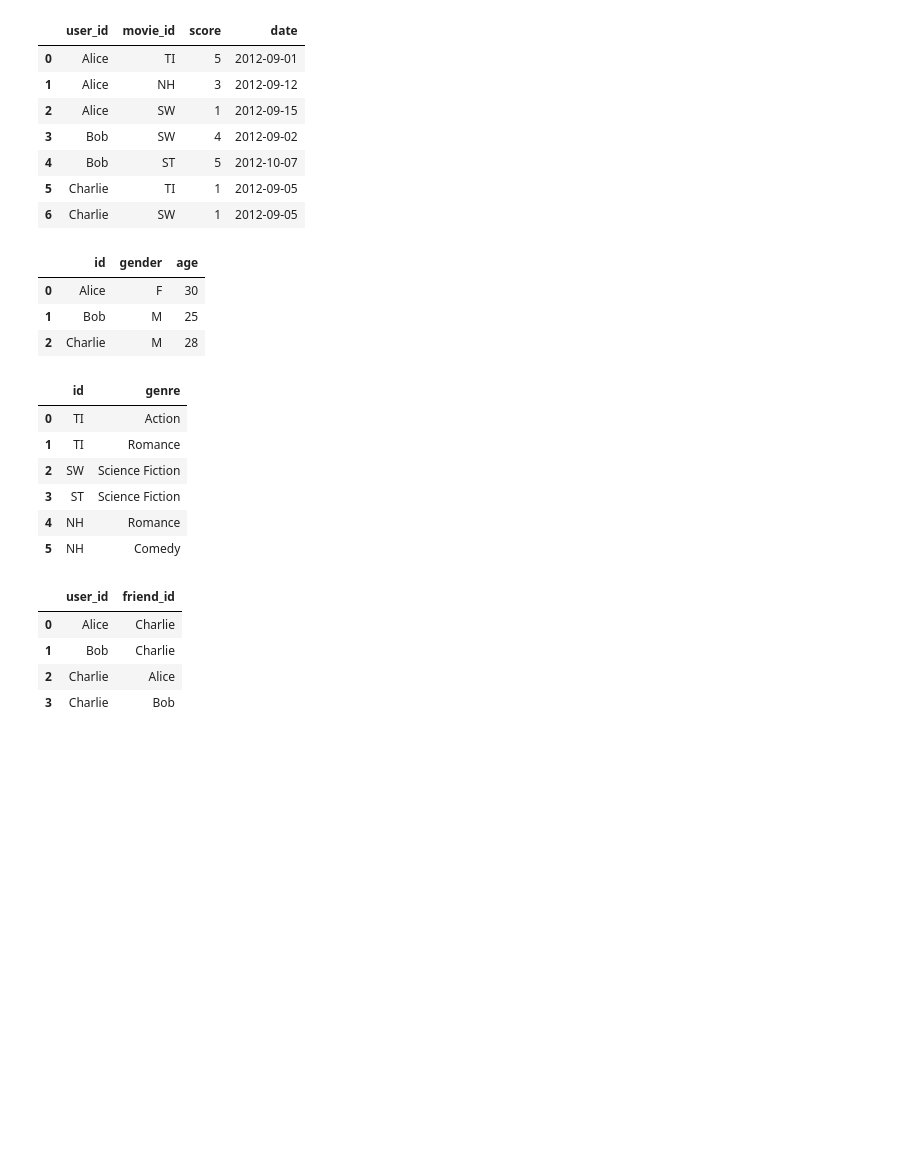
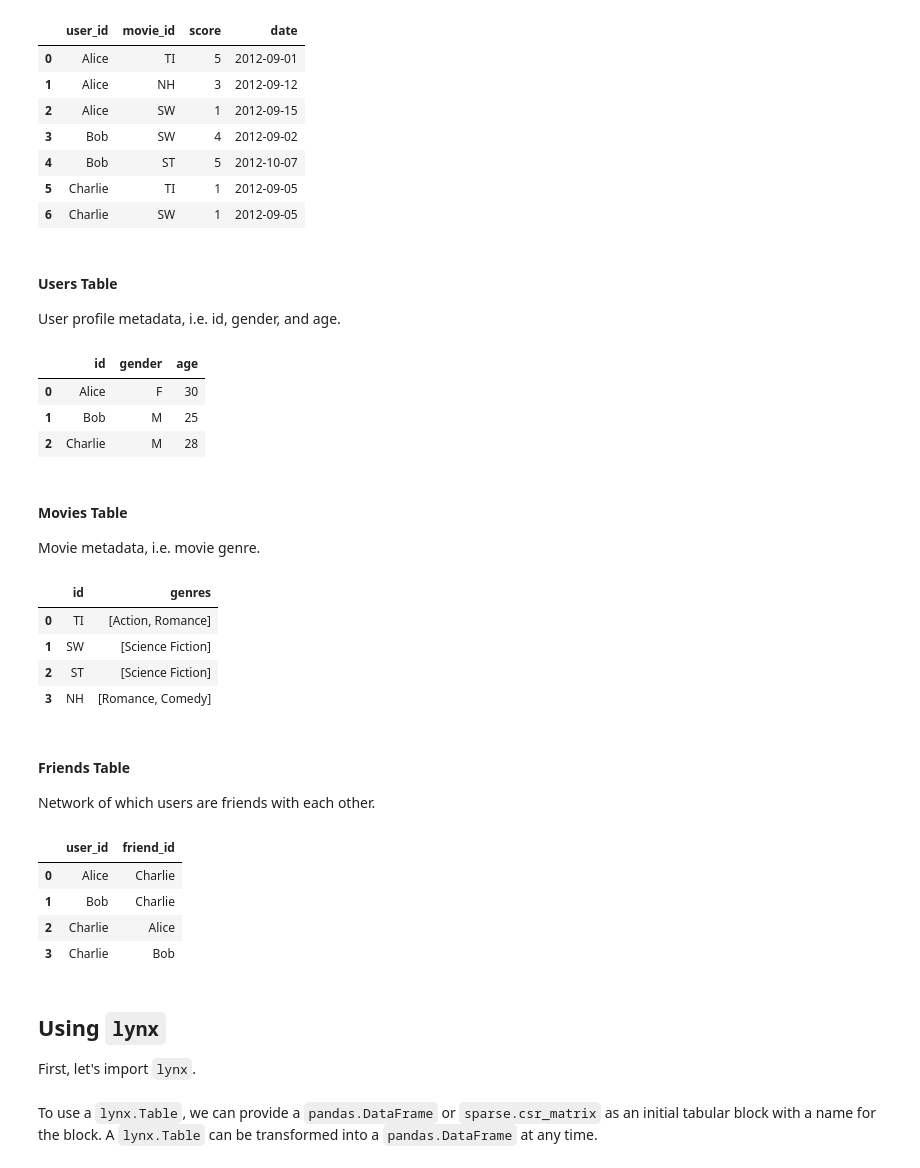
Before and after one commit to austin-pan/lynx, a Jupyter notebook: examples/tutorial.ipynb, the cells around one changed output. Cells and saved outputs as stored; diff of their text form; code cells hidden in the pictures; blank space fills up the shorter version.

```diff
--- a/examples/tutorial.ipynb
+++ b/examples/tutorial.ipynb
@@ -25,6 +49,10 @@ ratings
 | 4 | Bob | ST | 5 | 2012-10-07 |
 | 5 | Charlie | TI | 1 | 2012-09-05 |
 | 6 | Charlie | SW | 1 | 2012-09-05 |
+# %% [markdown]
+#### Users Table
+
+User profile metadata, i.e. id, gender, and age.
 # %%
 users = pd.DataFrame(
     [
@@ -40,27 +68,31 @@ users
 | 0 | Alice | F | 30 |
 | 1 | Bob | M | 25 |
 | 2 | Charlie | M | 28 |
+# %% [markdown]
+#### Movies Table
+
+Movie metadata, i.e. movie genre.
 # %%
 movies = pd.DataFrame(
     [
-        ["TI", "Action"],
-        ["TI", "Romance"],
-        ["SW", "Science Fiction"],
-        ["ST", "Science Fiction"],
-        ["NH", "Romance"],
-        ["NH", "Comedy"]
+        ["TI", ["Action", "Romance"]],
+        ["SW", ["Science Fiction"]],
+        ["ST", ["Science Fiction"]],
+        ["NH", ["Romance", "Comedy"]]
     ],
-    columns=["id", "genre"]
+    columns=["id", "genres"]
 )
 movies
 # %% [output]
-|  | id | genre |
-| 0 | TI | Action |
-| 1 | TI | Romance |
-| 2 | SW | Science Fiction |
-| 3 | ST | Science Fiction |
-| 4 | NH | Romance |
-| 5 | NH | Comedy |
+|  | id | genres |
+| 0 | TI | [Action, Romance] |
+| 1 | SW | [Science Fiction] |
+| 2 | ST | [Science Fiction] |
+| 3 | NH | [Romance, Comedy] |
+# %% [markdown]
+#### Friends Table
+
+Network of which users are friends with each other.
 # %%
 friends = pd.DataFrame(
     [
@@ -78,3 +110,7 @@ friends
 | 1 | Bob | Charlie |
 | 2 | Charlie | Alice |
 | 3 | Charlie | Bob |
+# %% [markdown]
+## Using `lynx`
+
+First, let's import `lynx`.
@@ -80,0 +119,4 @@ friends
+# %% [markdown]
+To use a `lynx.Table`, we can provide a `pandas.DataFrame` or `sparse.csr_matrix`
+as an initial tabular block with a name for the block. A `lynx.Table` can be
+transformed into a `pandas.DataFrame` at any time.
```
Also changed, not shown: parts of 38 cells of this notebook, 3 other files.
